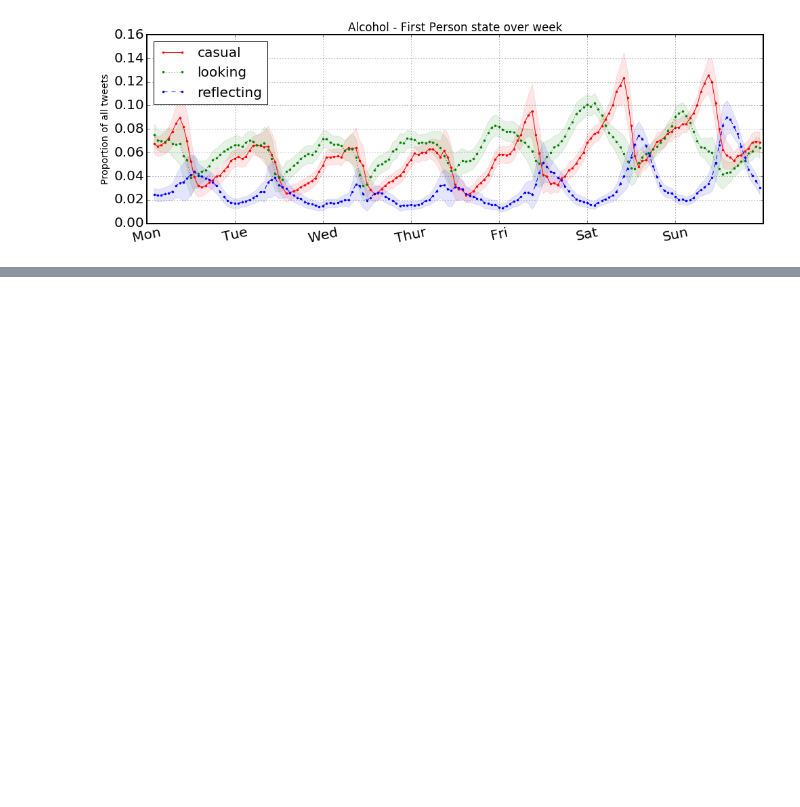
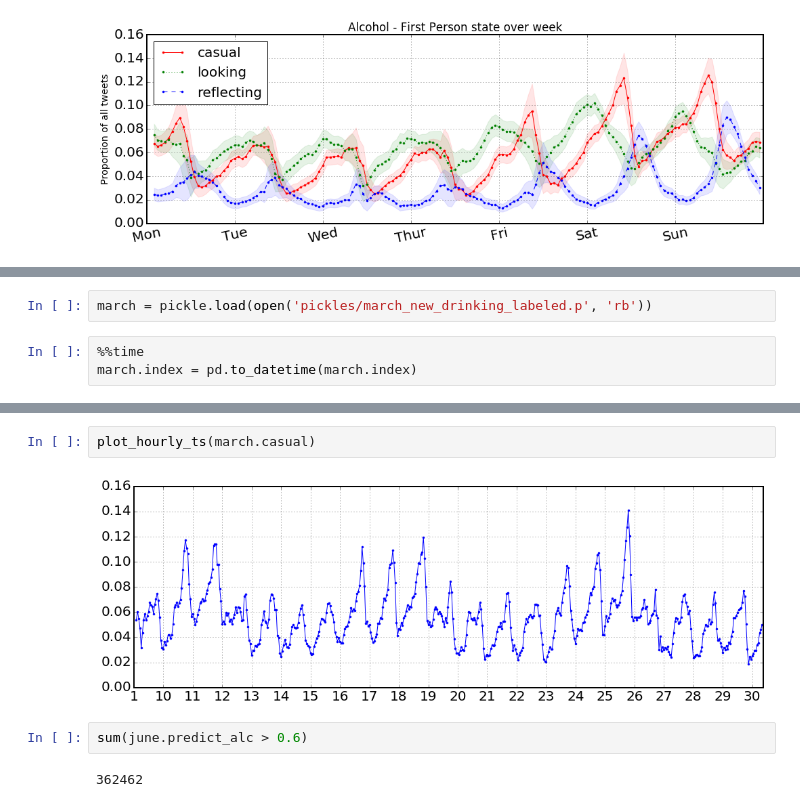
Before and after one commit to tj2huang/nyu-twipsy, a Jupyter notebook: plot-sept.ipynb, the cells around one changed output, grey strips where cells are left out. Drawn from its saved outputs; the diff is of its cells as text; blank space fills up the shorter version.

```diff
--- a/plot-sept.ipynb
+++ b/plot-sept.ipynb
@@ -39,0 +72,5 @@ plot.plot_fps_week(drinking, '')
+# %%
+march = pickle.load(open('pickles/march_new_drinking_labeled.p', 'rb'))
+# %%
+%%time
+march.index = pd.to_datetime(march.index)
@@ -39,0 +124,8 @@ plot.plot_fps_week(drinking, '')
+# %%
+plot_hourly_ts(march.casual)
+# %% [output]
+[figure, added]
+# %%
+sum(june.predict_alc > 0.6)
+# %% [output]
+362462
```
Also changed, not shown: parts of 15 cells of this notebook, 4 other files.
